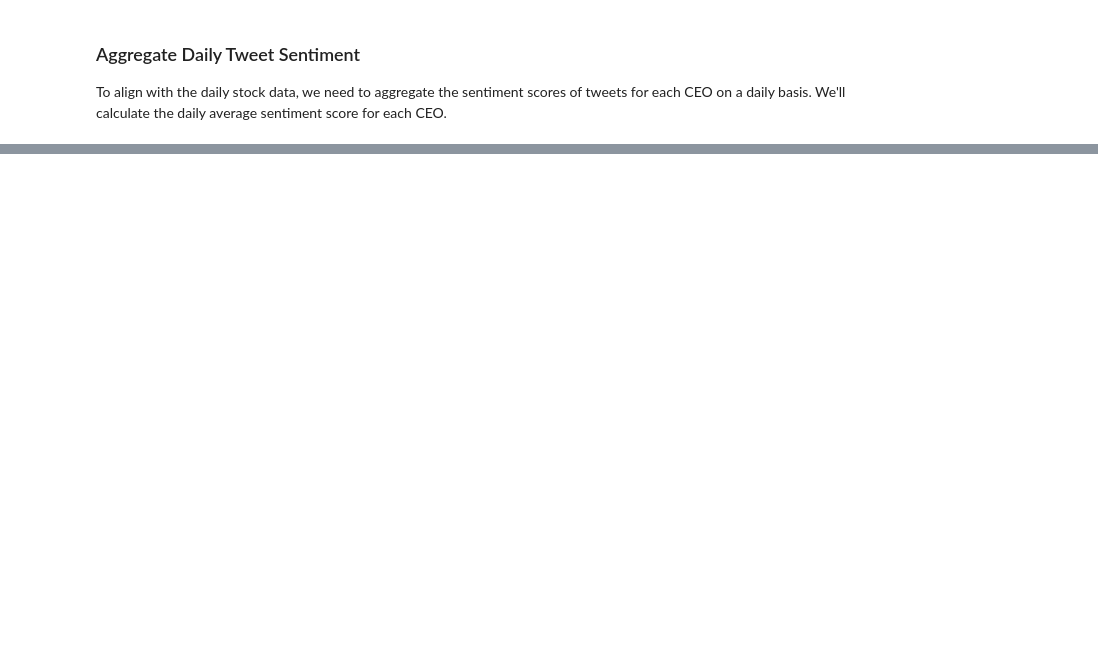
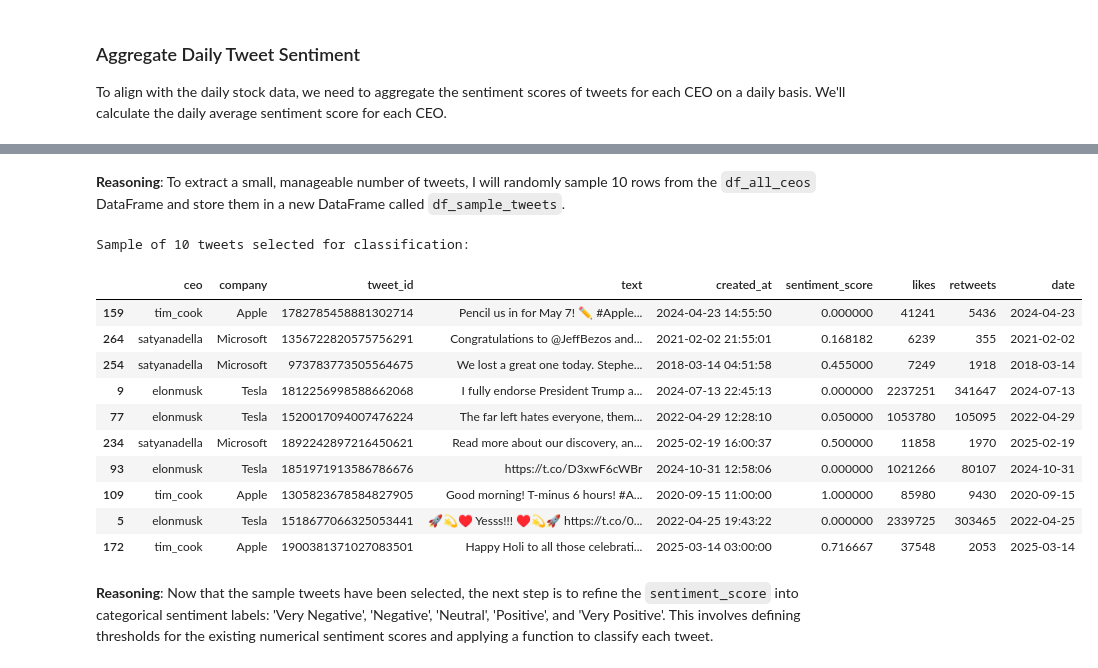
Before and after one commit to ddahlgren11/MoneyMaker, a Jupyter notebook: actualcapstone.ipynb, the cells around one changed output, grey strips where cells are left out. Drawn from its saved outputs; the diff is of its cells as text; code cells hidden in the pictures; blank space fills up the shorter version.

Commit message:
Tweet Classifications within colab

```diff
--- a/actualcapstone.ipynb
+++ b/actualcapstone.ipynb
@@ -126,10 +166,11 @@ To align with the daily stock data, we need to aggregate the sentiment scores of
 # %%
 import pandas as pd
 
-# Convert 'created_at' to datetime and extract the date
-df_all_ceos['date'] = pd.to_datetime(df_all_ceos['created_at']).dt.date
+# Extract the date from created_at
+df_all_ceos['date'] = df_all_ceos['created_at'].dt.date
 
 # Calculate daily average sentiment for each CEO
+# This now works because 'sentiment_score' is generated in Step 2
 df_daily_sentiment = df_all_ceos.groupby(['ceo', 'date'])['sentiment_score'].mean().reset_index()
 df_daily_sentiment = df_daily_sentiment.rename(columns={'sentiment_score': 'avg_daily_sentiment'})
 
@@ -137,0 +195,23 @@ display(df_daily_sentiment.head())
+# %% [markdown]
+**Reasoning**:
+To extract a small, manageable number of tweets, I will randomly sample 10 rows from the `df_all_ceos` DataFrame and store them in a new DataFrame called `df_sample_tweets`.
+# %%
+df_sample_tweets = df_all_ceos.sample(n=10, random_state=42) # Using random_state for reproducibility
+print("Sample of 10 tweets selected for classification:")
+display(df_sample_tweets)
+# %% [output]
+Sample of 10 tweets selected for classification:
+|  | ceo | company | tweet_id | text | created_at | sentiment_score | likes | retweets | date |
+| 159 | tim_cook | Apple | 1782785458881302714 | Pencil us in for May 7! ✏️ #Apple... | 2024-04-23 14:55:50 | 0.000000 | 41241 | 5436 | 2024-04-23 |
+| 264 | satyanadella | Microsoft | 1356722820575756291 | Congratulations to @JeffBezos and... | 2021-02-02 21:55:01 | 0.168182 | 6239 | 355 | 2021-02-02 |
+| 254 | satyanadella | Microsoft | 973783773505564675 | We lost a great one today. Stephe... | 2018-03-14 04:51:58 | 0.455000 | 7249 | 1918 | 2018-03-14 |
+| 9 | elonmusk | Tesla | 1812256998588662068 | I fully endorse President Trump a... | 2024-07-13 22:45:13 | 0.000000 | 2237251 | 341647 | 2024-07-13 |
+| 77 | elonmusk | Tesla | 1520017094007476224 | The far left hates everyone, them... | 2022-04-29 12:28:10 | 0.050000 | 1053780 | 105095 | 2022-04-29 |
+| 234 | satyanadella | Microsoft | 1892242897216450621 | Read more about our discovery, an... | 2025-02-19 16:00:37 | 0.500000 | 11858 | 1970 | 2025-02-19 |
+| 93 | elonmusk | Tesla | 1851971913586786676 | https://t.co/D3xwF6cWBr | 2024-10-31 12:58:06 | 0.000000 | 1021266 | 80107 | 2024-10-31 |
+| 109 | tim_cook | Apple | 1305823678584827905 | Good morning! T-minus 6 hours! #A... | 2020-09-15 11:00:00 | 1.000000 | 85980 | 9430 | 2020-09-15 |
+| 5 | elonmusk | Tesla | 1518677066325053441 | 🚀💫♥️ Yesss!!! ♥️💫🚀 https://t.co/0... | 2022-04-25 19:43:22 | 0.000000 | 2339725 | 303465 | 2022-04-25 |
+| 172 | tim_cook | Apple | 1900381371027083501 | Happy Holi to all those celebrati... | 2025-03-14 03:00:00 | 0.716667 | 37548 | 2053 | 2025-03-14 |
+# %% [markdown]
+**Reasoning**:
+Now that the sample tweets have been selected, the next step is to refine the `sentiment_score` into categorical sentiment labels: 'Very Negative', 'Negative', 'Neutral', 'Positive', and 'Very Positive'. This involves defining thresholds for the existing numerical sentiment scores and applying a function to classify each tweet.
```
Also changed, not shown: parts of 35 cells of this notebook.
